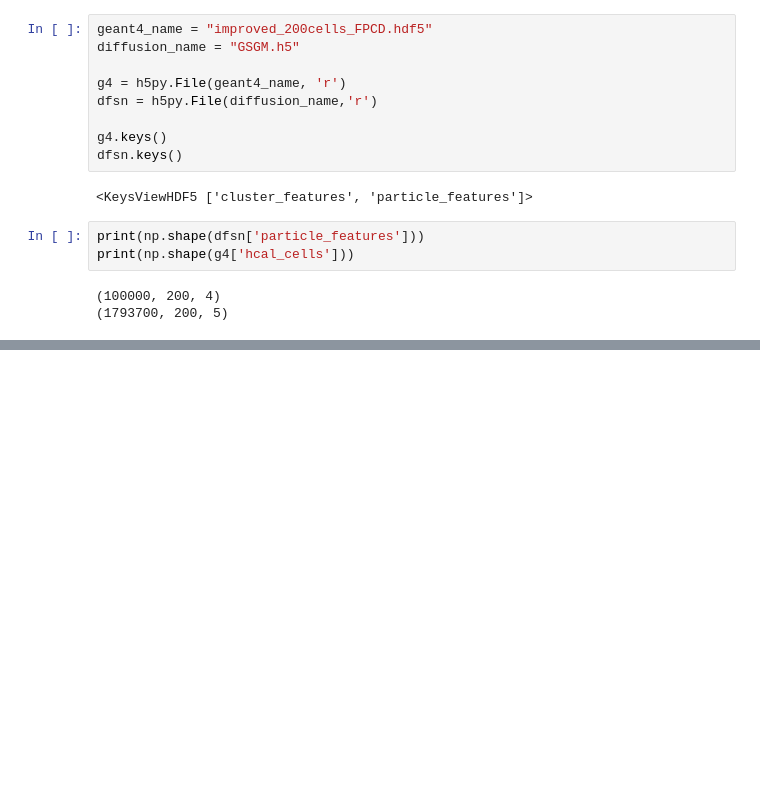
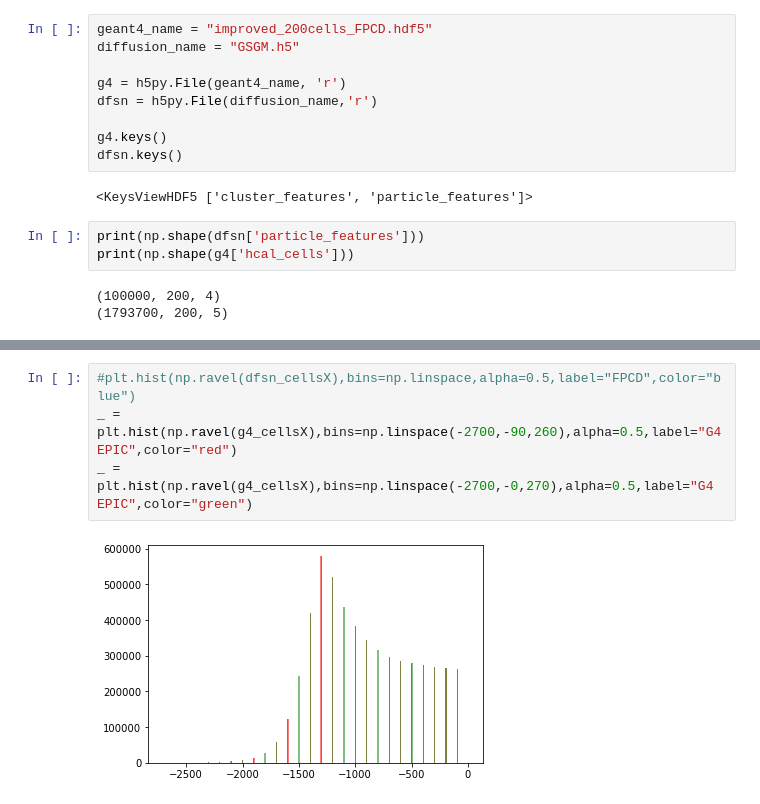
Before and after one commit to ftoralesacosta/GSGM_for_EIC_Calo, a Jupyter notebook: scripts/Compare_Geant_Diffussion.ipynb, the cells around one changed output, grey strips where cells are left out. Drawn from its saved outputs; the diff is of its cells as text; blank space fills up the shorter version.

```diff
--- a/scripts/Compare_Geant_Diffussion.ipynb
+++ b/scripts/Compare_Geant_Diffussion.ipynb
@@ -50,0 +70,6 @@ _ = plt.title("Cell X Distribution")
+# %%
+#plt.hist(np.ravel(dfsn_cellsX),bins=np.linspace,alpha=0.5,label="FPCD",color="blue")
+_ = plt.hist(np.ravel(g4_cellsX),bins=np.linspace(-2700,-90,260),alpha=0.5,label="G4 EPIC",color="red")
+_ = plt.hist(np.ravel(g4_cellsX),bins=np.linspace(-2700,-0,270),alpha=0.5,label="G4 EPIC",color="green")
+# %% [output]
+[figure, added]
```
Also changed, not shown: parts of 11 cells of this notebook, 13 other files.
